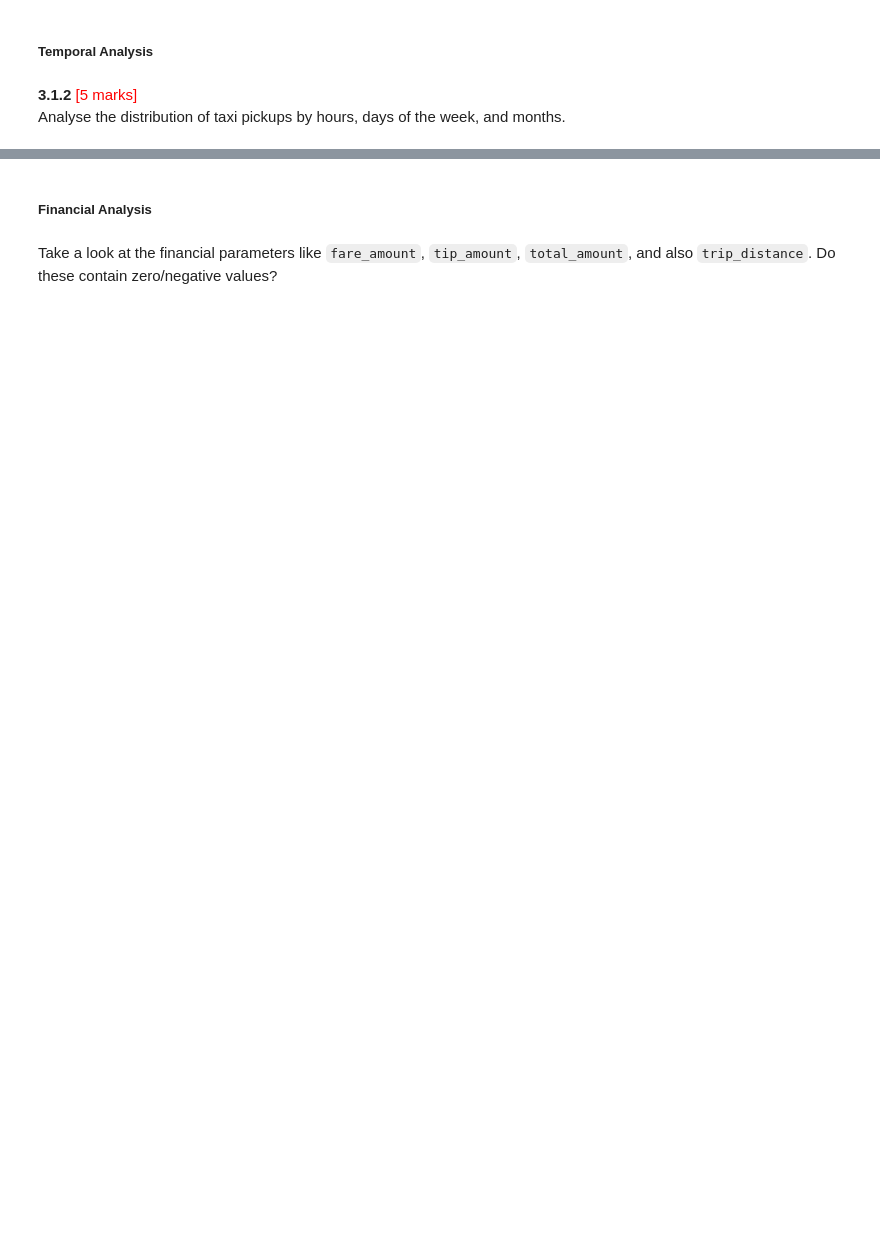
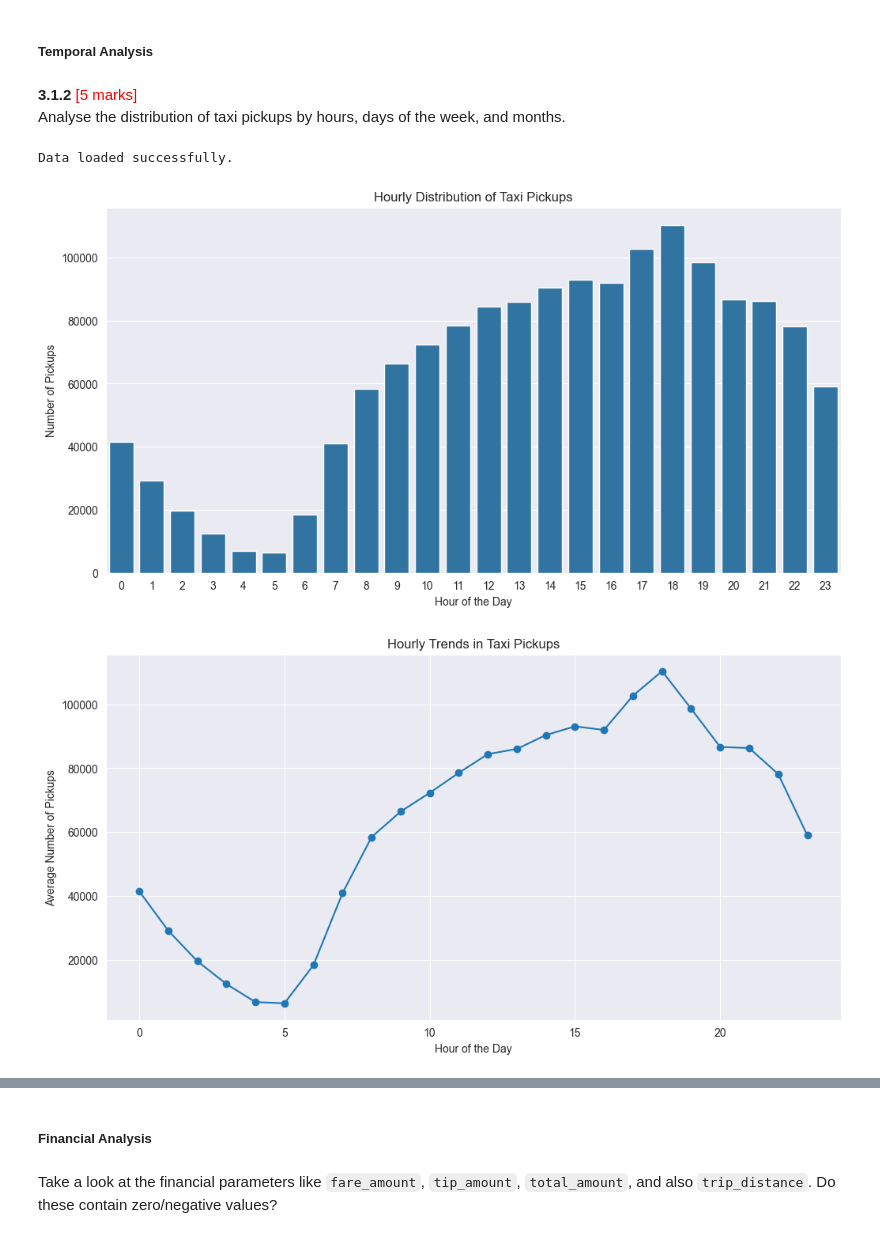
Before and after one commit to SUBHASISHBISWAS/UpGrad, a Jupyter notebook: Code/Courses/C1-SQL and Statistics Essentials/M7-NYC Taxi Records Analysis/SUBHASISH BISWAS/EDA NYC Taxi/EDA_Assg_NYC_Taxi_Starter.ipynb, the cells around one changed output, grey strips where cells are left out. Cells and saved outputs as stored; diff of their text form; code cells hidden in the pictures; blank space fills up the shorter version.

Commit message:
Updated the code with adding tpep_pickup_datetime and tpep_dropoff_datetime and added Hourly and monthly ananlysis

```diff
--- a/Code/Courses/C1-SQL and Statistics Essentials/M7-NYC Taxi Records Analysis/SUBHASISH BISWAS/EDA NYC Taxi/EDA_Assg_NYC_Taxi_Starter.ipynb
+++ b/Code/Courses/C1-SQL and Statistics Essentials/M7-NYC Taxi Records Analysis/SUBHASISH BISWAS/EDA NYC Taxi/EDA_Assg_NYC_Taxi_Starter.ipynb
@@ -999,0 +1085,60 @@ Analyse the distribution of taxi pickups by hours, days of the week, and months.
+# %%
+# Find and show the hourly trends in taxi pickups
+try:
+    df = pd.read_csv("Standard_Sampled_NYC_Taxi_Data.csv")
+    print("Data loaded successfully.")
+except FileNotFoundError:
+    print("Error: '3_Cleaned_Sampled_NYC_Taxi_Data.csv' not found. Please provide the correct file path.")
+    exit()
+# %% [output]
+Data loaded successfully.
+# %%
+# Find and show the daily trends in taxi pickups (days of the week)
+'''
+Hourly Trends: Identify peak hours when taxi demand is highest (e.g., rush hours, late nights).
+'''
+
+# 2. Convert pickup and dropoff datetime columns to datetime objects
+df['tpep_pickup_datetime'] = pd.to_datetime(df['tpep_pickup_datetime'])
+df['tpep_dropoff_datetime'] = pd.to_datetime(df['tpep_dropoff_datetime'])
+
+# 3. Extract hour, day of the week, and month from pickup datetime
+df['pickup_hour'] = df['tpep_pickup_datetime'].dt.hour
+df['pickup_dayofweek'] = df['tpep_pickup_datetime'].dt.dayofweek  # Monday=0, Sunday=6
+df['pickup_month'] = df['tpep_pickup_datetime'].dt.month
+
+# a. Hourly Distribution
+'''
+Hourly Distribution: Calculates the number of pickups for each hour of the day using value_counts()
+and plots a bar chart using sns.barplot().
+'''
+hourly_pickups = df['pickup_hour'].value_counts().sort_index()
+
+plt.figure(figsize=(12, 6))
+sns.barplot(x=hourly_pickups.index, y=hourly_pickups.values)
+plt.title('Hourly Distribution of Taxi Pickups')
+plt.xlabel('Hour of the Day')
+plt.ylabel('Number of Pickups')
+plt.show()
+
+
+
+# b. Hourly Trends
+'''
+Group by Hour: Groups the data by pickup_hour and counts the number of pickups in each hour.
+Line Plot: Plots a line chart of the hourly trends using hourly_trends.plot(kind='line').
+'''
+
+# Group by pickup hour and calculate the mean number of pickups
+hourly_trends = df.groupby('pickup_hour')['pickup_hour'].count()
+
+plt.figure(figsize=(12, 6))
+hourly_trends.plot(kind='line', marker='o')
+plt.title('Hourly Trends in Taxi Pickups')
+plt.xlabel('Hour of the Day')
+plt.ylabel('Average Number of Pickups')
+plt.grid(True)
+plt.show()
+# %% [output]
+[figure, added]
+[figure, added]
```
Also changed, not shown: parts of 23 cells of this notebook.
